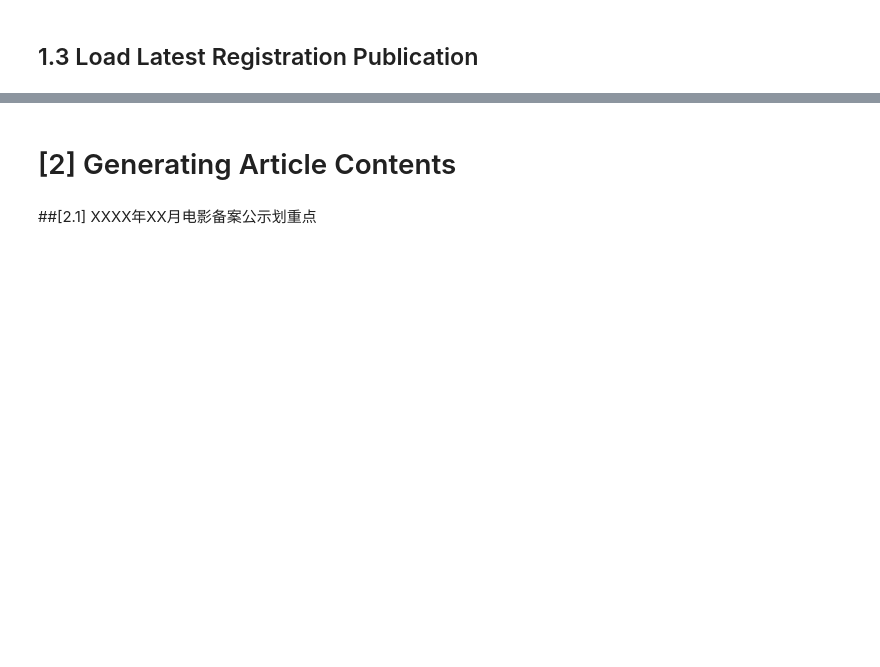
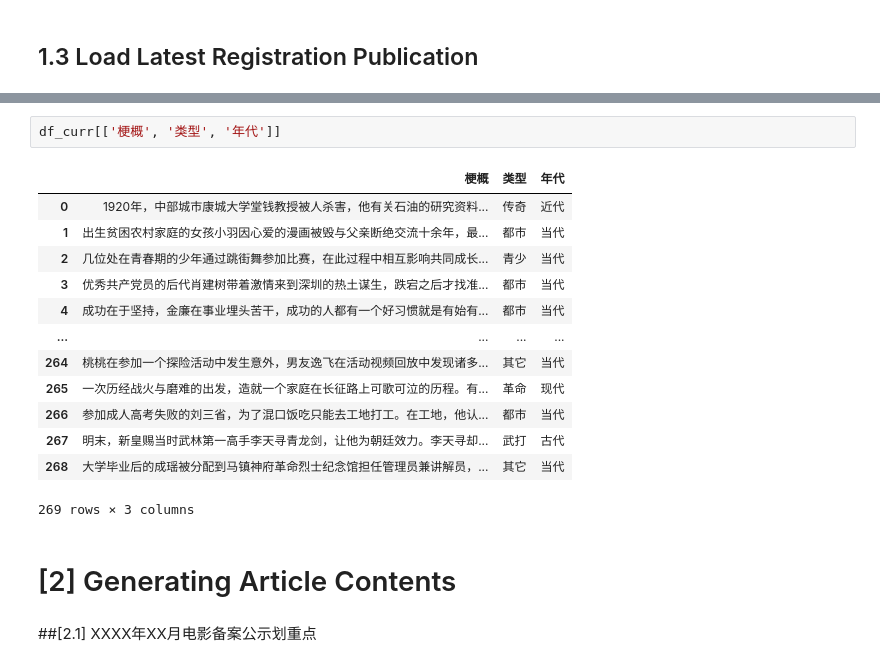
Before and after one commit to CT-Cultures/Content, a Jupyter notebook: tools/articles/RegOverview_Issue.ipynb, the cells around one changed output, grey strips where cells are left out. Drawn from its saved outputs; the diff is of its cells as text; blank space fills up the shorter version.

```diff
--- a/tools/articles/RegOverview_Issue.ipynb
+++ b/tools/articles/RegOverview_Issue.ipynb
@@ -143,3 +312,19 @@ autotitle = AutoTitle(start_id=None, end_id=tokenizer._token_end_id, maxlen=32)
+# %%
+df_curr[['梗概', '类型', '年代']]
+# %% [output]
+|  | 梗概 | 类型 | 年代 |
+| 0 | 1920年，中部城市康城大学堂钱教授被人杀害，他有关石油的研究资料... | 传奇 | 近代 |
+| 1 | 出生贫困农村家庭的女孩小羽因心爱的漫画被毁与父亲断绝交流十余年，最... | 都市 | 当代 |
+| 2 | 几位处在青春期的少年通过跳街舞参加比赛，在此过程中相互影响共同成长... | 青少 | 当代 |
+| 3 | 优秀共产党员的后代肖建树带着激情来到深圳的热土谋生，跌宕之后才找准... | 都市 | 当代 |
+| 4 | 成功在于坚持，金廉在事业埋头苦干，成功的人都有一个好习惯就是有始有... | 都市 | 当代 |
+| ... | ... | ... | ... |
+| 264 | 桃桃在参加一个探险活动中发生意外，男友逸飞在活动视频回放中发现诸多... | 其它 | 当代 |
+| 265 | 一次历经战火与磨难的出发，造就一个家庭在长征路上可歌可泣的历程。有... | 革命 | 现代 |
+| 266 | 参加成人高考失败的刘三省，为了混口饭吃只能去工地打工。在工地，他认... | 都市 | 当代 |
+| 267 | 明末，新皇赐当时武林第一高手李天寻青龙剑，让他为朝廷效力。李天寻却... | 武打 | 古代 |
+| 268 | 大学毕业后的成瑶被分配到马镇神府革命烈士纪念馆担任管理员兼讲解员，... | 其它 | 当代 |
+269 rows × 3 columns
 # %% [markdown]
 # [2] Generating Article Contents
 # %% [markdown]
```
Also changed, not shown: parts of 44 cells of this notebook, 20 other files.
